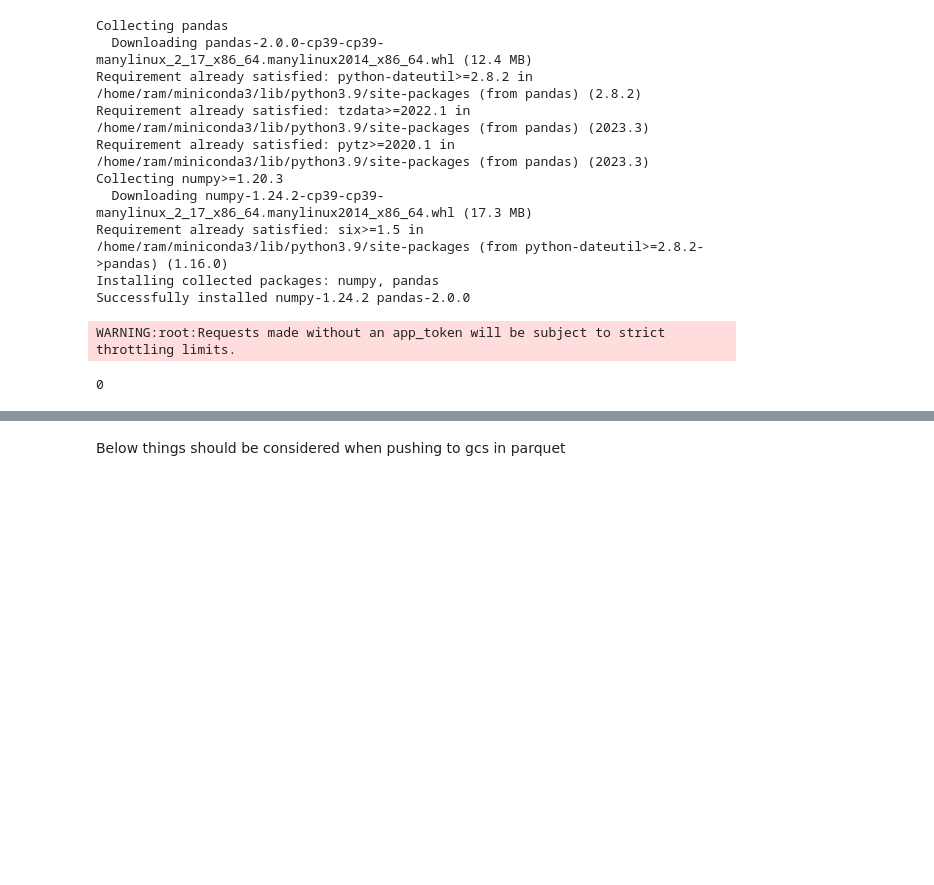
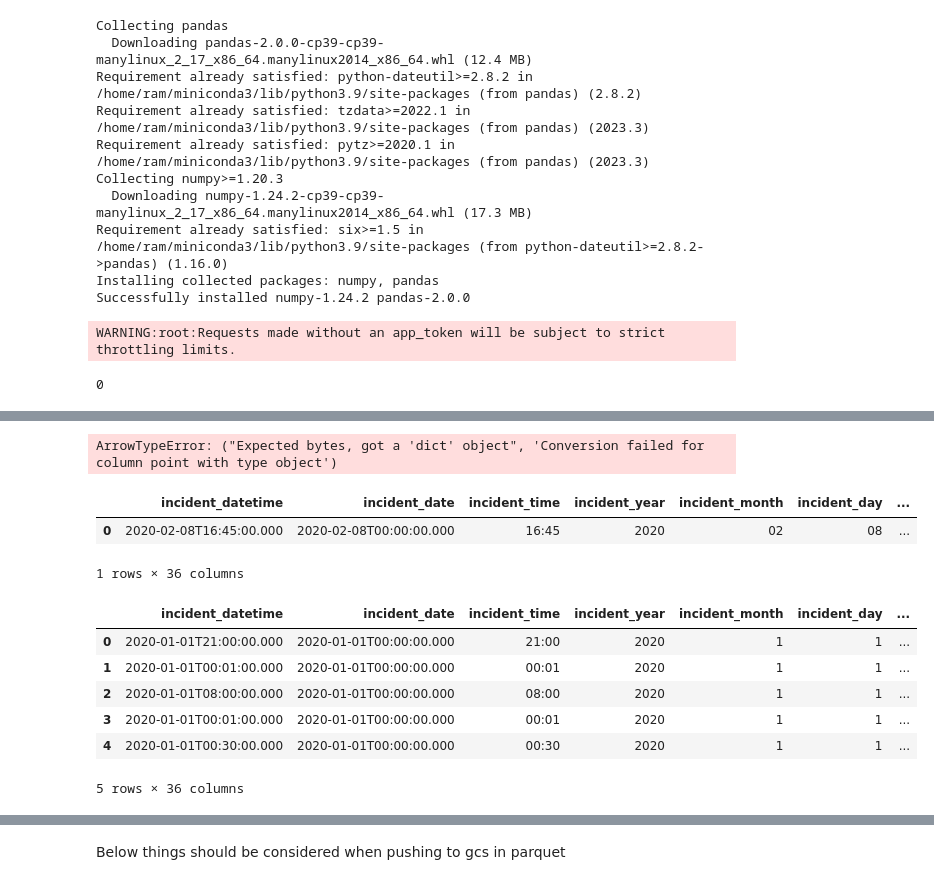
Before and after one commit to rkscodes/incident_intelligence, a Jupyter notebook: etl.ipynb, the cells around one changed output, grey strips where cells are left out. Drawn from its saved outputs; the diff is of its cells as text; code cells hidden in the pictures; blank space fills up the shorter version.

```diff
--- a/etl.ipynb
+++ b/etl.ipynb
@@ -117,0 +217,18 @@ KeyboardInterrupt:
+# %%
+# Save the DataFrame into yeartest/2020/01/01.snappy.parquetpy.parquet files
+
+# Doestn't work
+
+
+for _, row in blob.iterrows():
+    file_path = Path('test') / str(row['incident_year']) / str(row['incident_month']) / f"{row['incident_day']}.snappy.parquet"
+    df = row.to_frame().T
+    table = pa.Table.from_pandas(df, schema=schema)
+    print(table)
+    break
+    # if file_path.is_file():
+    #     pq.write_table(table, 'example.parquet', append=True,)
+    # else:
+    #     pq.write_table(table, 'example.parquet', )
+# %% [output]
+ArrowTypeError: ("Expected bytes, got a 'dict' object", 'Conversion failed for column point with type object')
@@ -117,0 +237,6 @@ KeyboardInterrupt:
+# %%
+df_parquet.head()
+# %% [output]
+|  | incident_datetime | incident_date | incident_time | incident_year | incident_month | incident_day | ... |
+| 0 | 2020-02-08T16:45:00.000 | 2020-02-08T00:00:00.000 | 16:45 | 2020 | 02 | 08 | ... |
+1 rows × 36 columns
@@ -117,0 +247,12 @@ KeyboardInterrupt:
+# %%
+df = pd.read_parquet('test.snappy.parquet')
+# %%
+df.head()
+# %% [output]
+|  | incident_datetime | incident_date | incident_time | incident_year | incident_month | incident_day | ... |
+| 0 | 2020-01-01T21:00:00.000 | 2020-01-01T00:00:00.000 | 21:00 | 2020 | 1 | 1 | ... |
+| 1 | 2020-01-01T00:01:00.000 | 2020-01-01T00:00:00.000 | 00:01 | 2020 | 1 | 1 | ... |
+| 2 | 2020-01-01T08:00:00.000 | 2020-01-01T00:00:00.000 | 08:00 | 2020 | 1 | 1 | ... |
+| 3 | 2020-01-01T00:01:00.000 | 2020-01-01T00:00:00.000 | 00:01 | 2020 | 1 | 1 | ... |
+| 4 | 2020-01-01T00:30:00.000 | 2020-01-01T00:00:00.000 | 00:30 | 2020 | 1 | 1 | ... |
+5 rows × 36 columns
```
Also changed, not shown: parts of 24 cells of this notebook.
